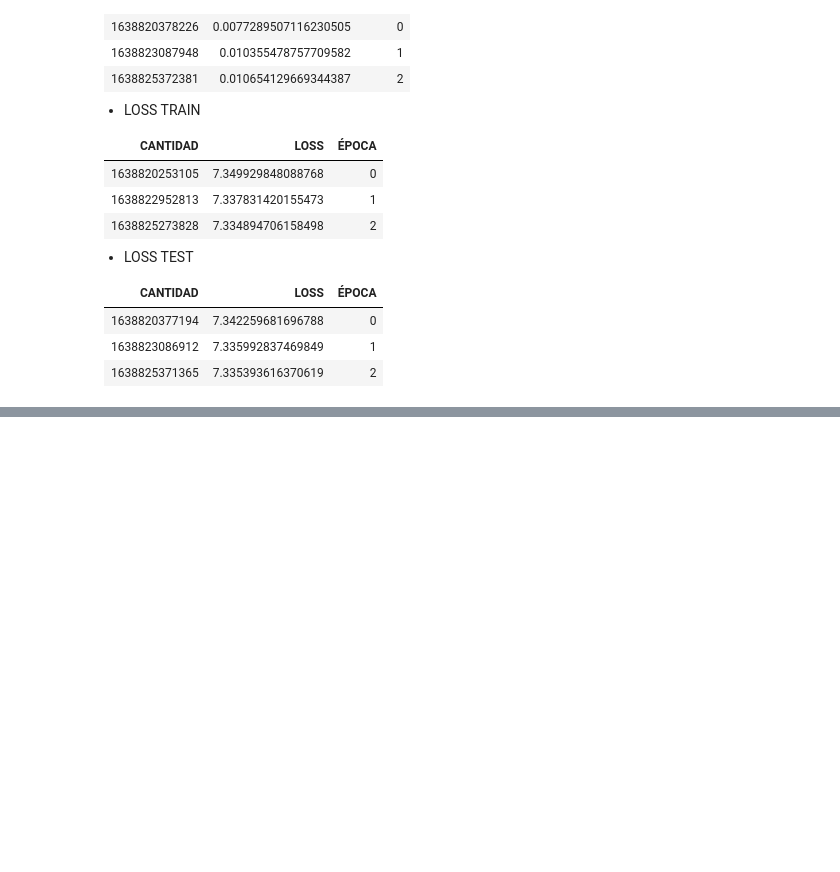
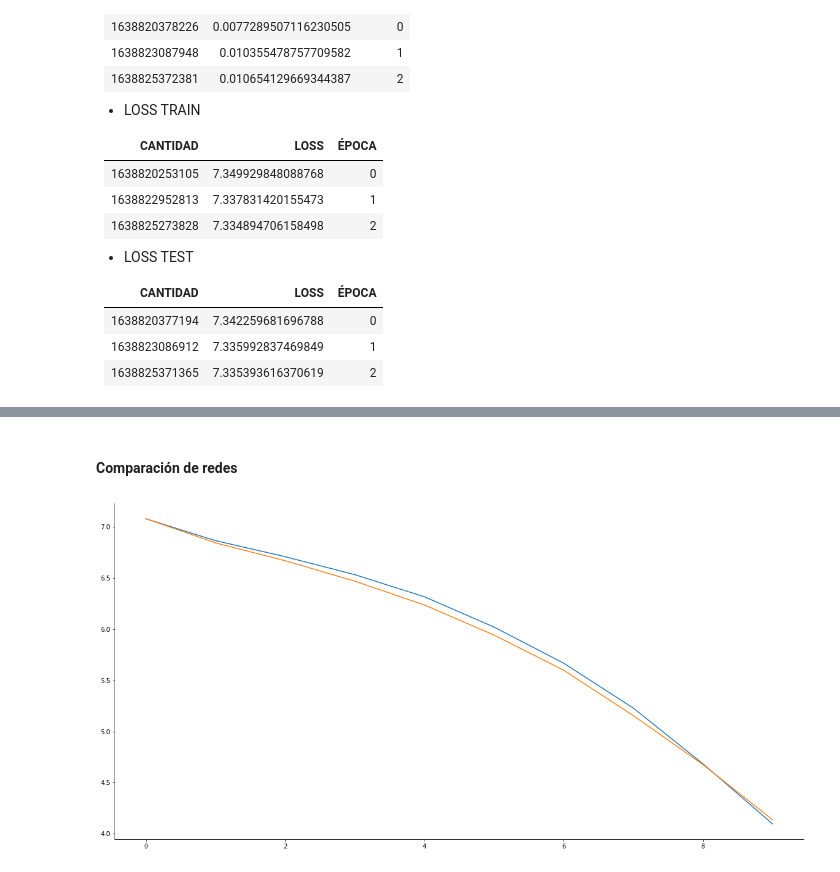
Before and after one commit to DiploDatos2021-EntregablesGrupo10/Deep_Learning, a Jupyter notebook: Aprendizaje_Profundo_Trabajo_Práctico.ipynb, the cells around one changed output, grey strips where cells are left out. Drawn from its saved outputs; the diff is of its cells as text; code cells hidden in the pictures; blank space fills up the shorter version.

```diff
--- a/Aprendizaje_Profundo_Trabajo_Práctico.ipynb
+++ b/Aprendizaje_Profundo_Trabajo_Práctico.ipynb
@@ -412,0 +757,9 @@ Podemos observar que a partir de la segunda época la red ya aprendió la mayor
+# %% [markdown]
+#### Comparación de redes
+# %%
+plt.figure(figsize=(20,10))
+seaborn.lineplot(x=range(len(historical_loss_test_hip)), y=historical_loss_test_hip)
+seaborn.lineplot(x=range(len(historical_loss_test)), y=historical_loss_test)
+seaborn.despine()
+# %% [output]
+[figure, added]
```
Also changed, not shown: parts of 39 cells of this notebook.
